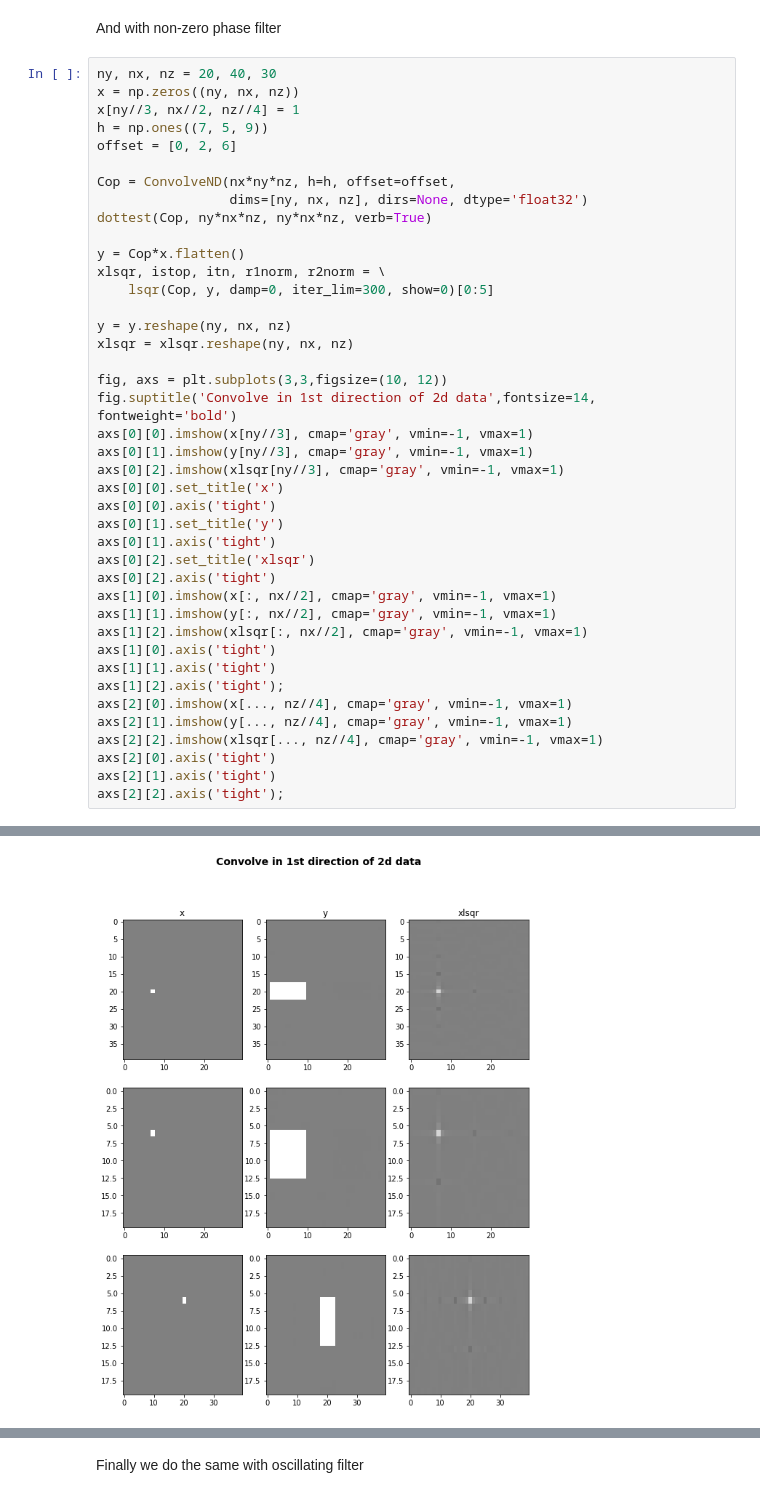
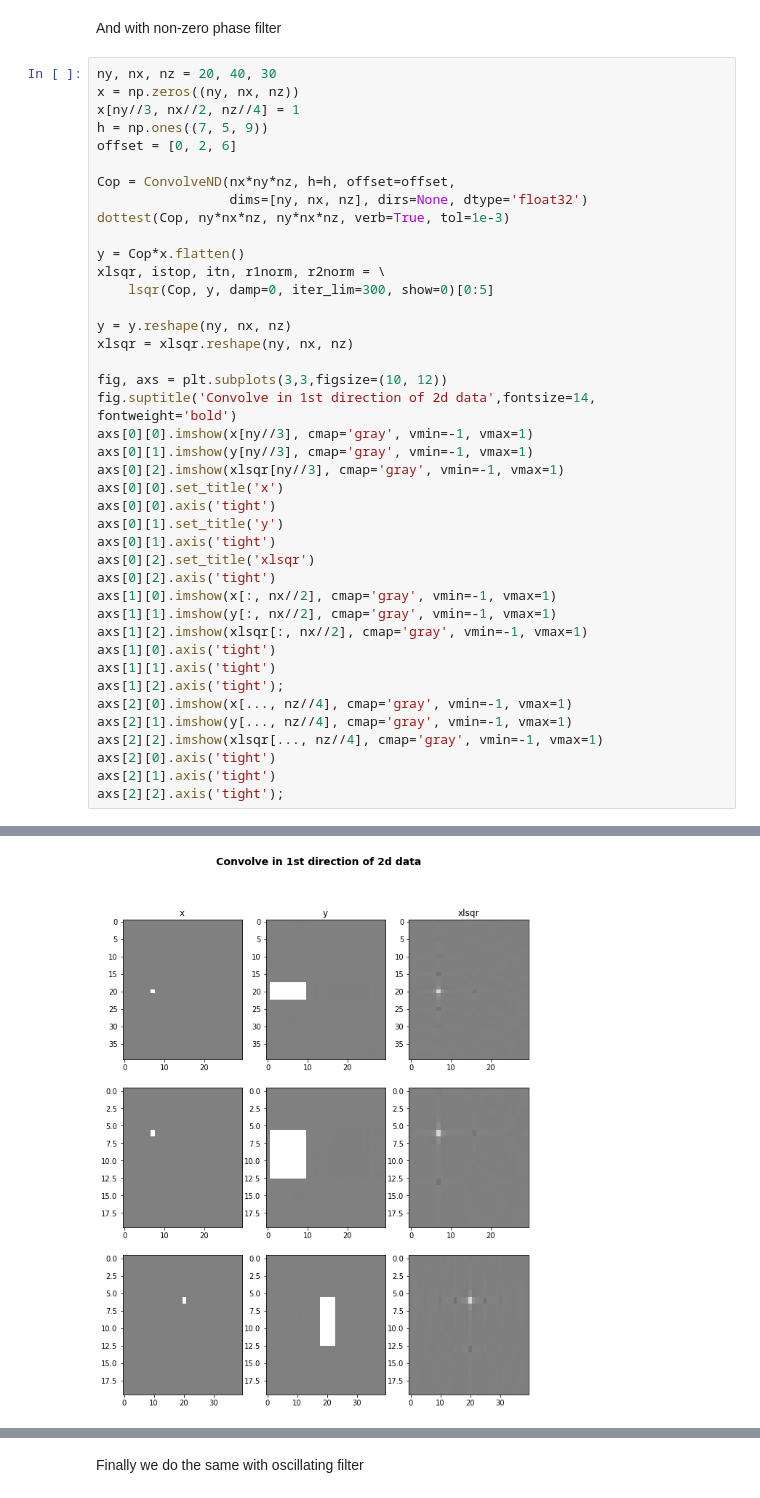
Before and after one commit to PyLops/pylops_notebooks, a Jupyter notebook: developement/SignalProcessing.ipynb, the cells around one changed output, grey strips where cells are left out. Drawn from its saved outputs; the diff is of its cells as text.

```diff
--- a/developement/SignalProcessing.ipynb
+++ b/developement/SignalProcessing.ipynb
@@ -1066,7 +1174,7 @@ offset = [0, 2, 6]
 
 Cop = ConvolveND(nx*ny*nz, h=h, offset=offset,
                  dims=[ny, nx, nz], dirs=None, dtype='float32')
-dottest(Cop, ny*nx*nz, ny*nx*nz, verb=True)
+dottest(Cop, ny*nx*nz, ny*nx*nz, verb=True, tol=1e-3)
 
 y = Cop*x.flatten()
 xlsqr, istop, itn, r1norm, r2norm = \
@@ -1103,4 +1211,4 @@ Dot test passed, v^T(Opu)=1752.268370 - u^T(Op^Tv)=1752.268370
-[figure, old version]
+[figure, new version]
 # %%
 fig, ax = plt.subplots(3,1, figsize=(10,12))
 fig.suptitle('3D Convolve of 3d data',fontsize=14, fontweight='bold')
```
Also changed, not shown: parts of 47 cells of this notebook.
